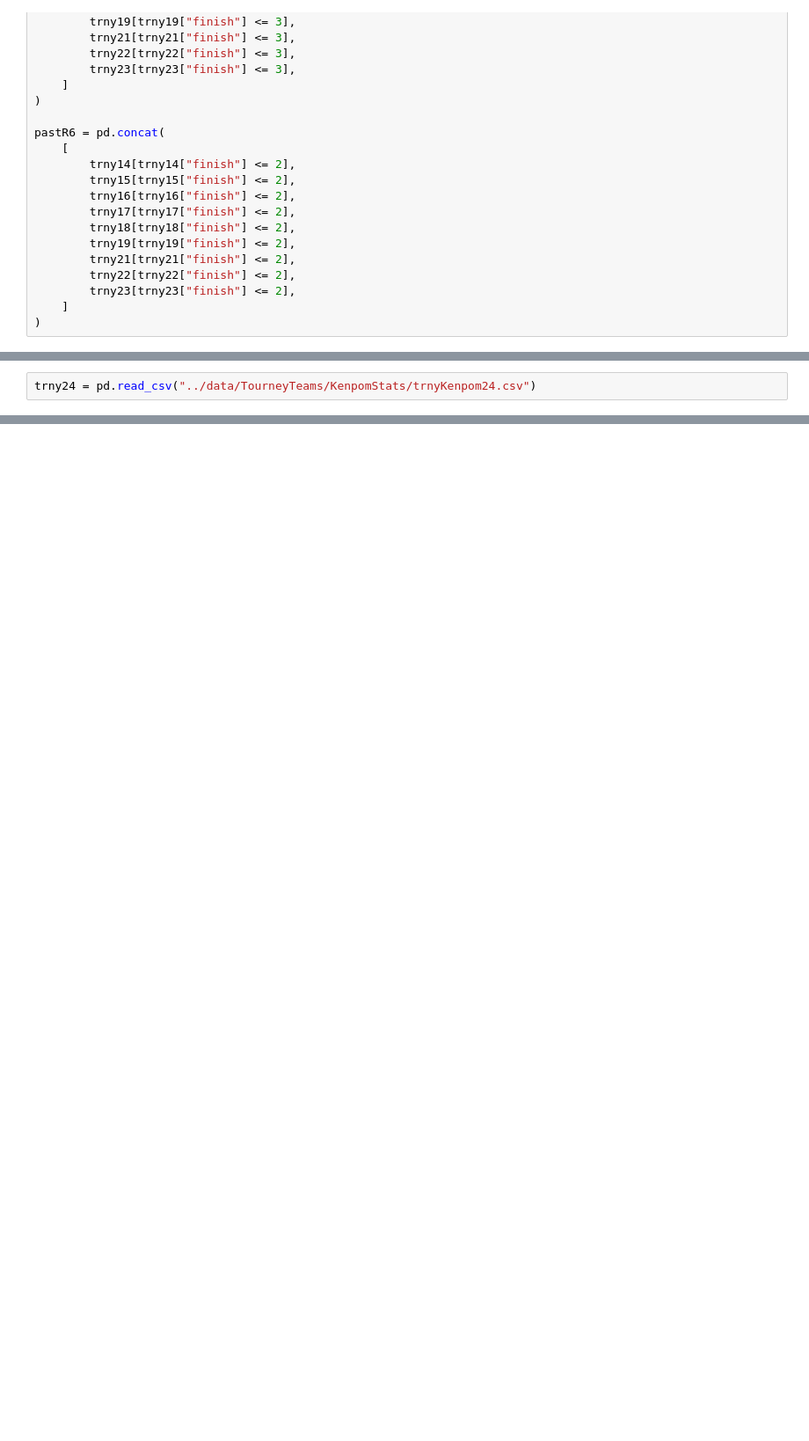
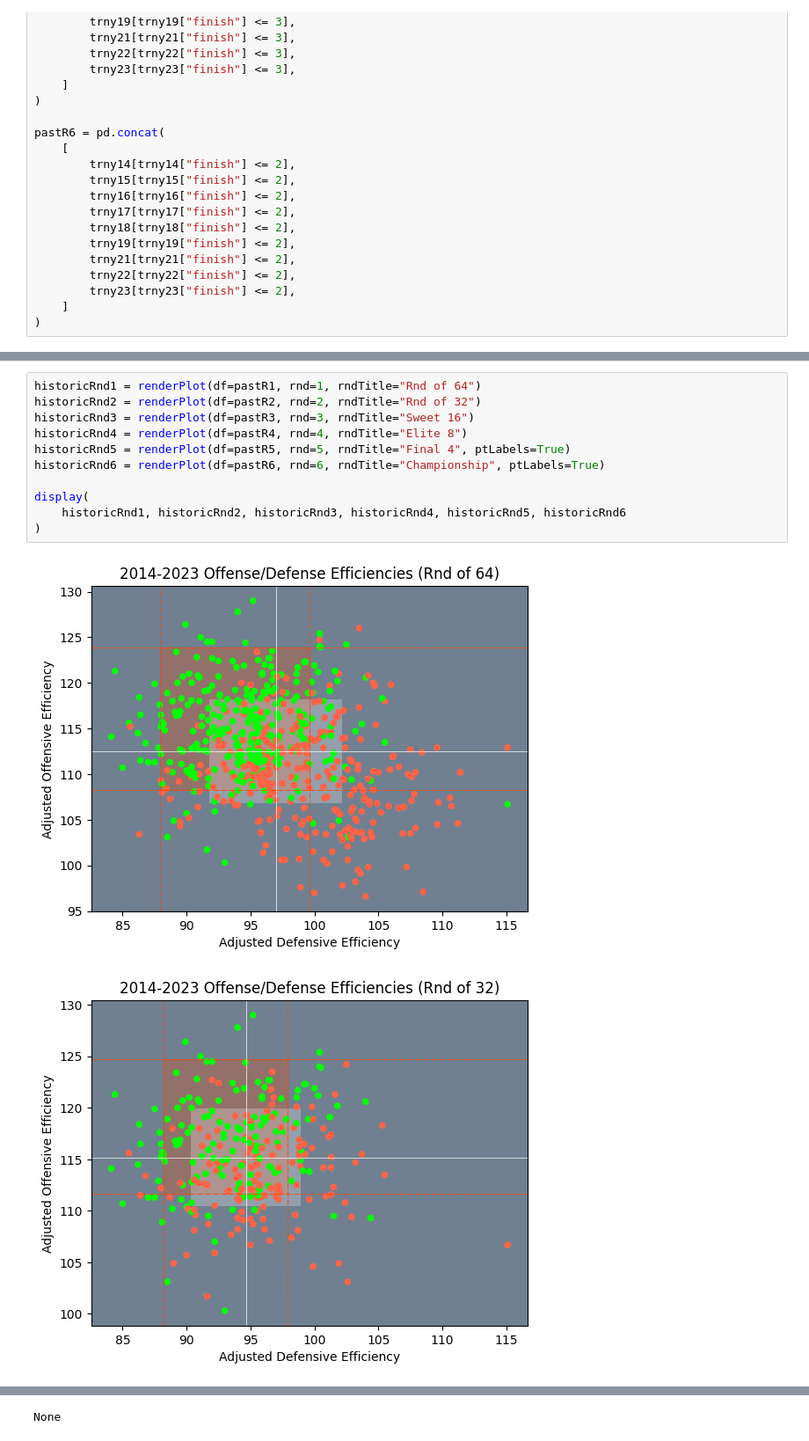
Before and after one commit to hawkjosh/MarchMadness, a Jupyter notebook: notebooks/exploratoryDataAnalysis.ipynb, the cells around one changed output, grey strips where cells are left out. Shown at 88% size. Saved outputs shown, nothing was run; the diff lists cells and outputs as text; blank space fills up the shorter version.

Commit message:
update push, refactored plot function in exploratoryDataAnalysis.ipynb

```diff
--- a/notebooks/exploratoryDataAnalysis.ipynb
+++ b/notebooks/exploratoryDataAnalysis.ipynb
@@ -303,2 +241,14 @@ def plotTrny24Scatter(df, rnd, rndTitle):
-# %%
-trny24 = pd.read_csv("../data/TourneyTeams/KenpomStats/trnyKenpom24.csv")
+# %%
+historicRnd1 = renderPlot(df=pastR1, rnd=1, rndTitle="Rnd of 64")
+historicRnd2 = renderPlot(df=pastR2, rnd=2, rndTitle="Rnd of 32")
+historicRnd3 = renderPlot(df=pastR3, rnd=3, rndTitle="Sweet 16")
+historicRnd4 = renderPlot(df=pastR4, rnd=4, rndTitle="Elite 8")
+historicRnd5 = renderPlot(df=pastR5, rnd=5, rndTitle="Final 4", ptLabels=True)
+historicRnd6 = renderPlot(df=pastR6, rnd=6, rndTitle="Championship", ptLabels=True)
+
+display(
+    historicRnd1, historicRnd2, historicRnd3, historicRnd4, historicRnd5, historicRnd6
+)
+# %% [output]
+[figure, added]
+[figure, added]
@@ -304,0 +259 @@ trny24 = pd.read_csv("../data/TourneyTeams/KenpomStats/trnyKenpom24.csv")
+None
```
Also changed, not shown: parts of 19 cells of this notebook.
